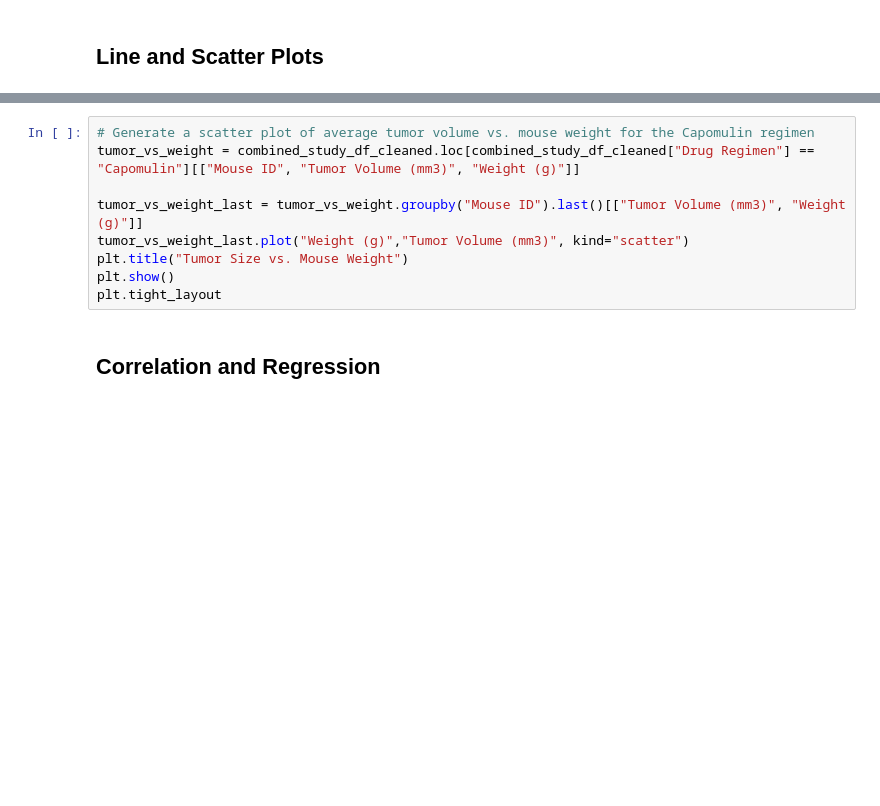
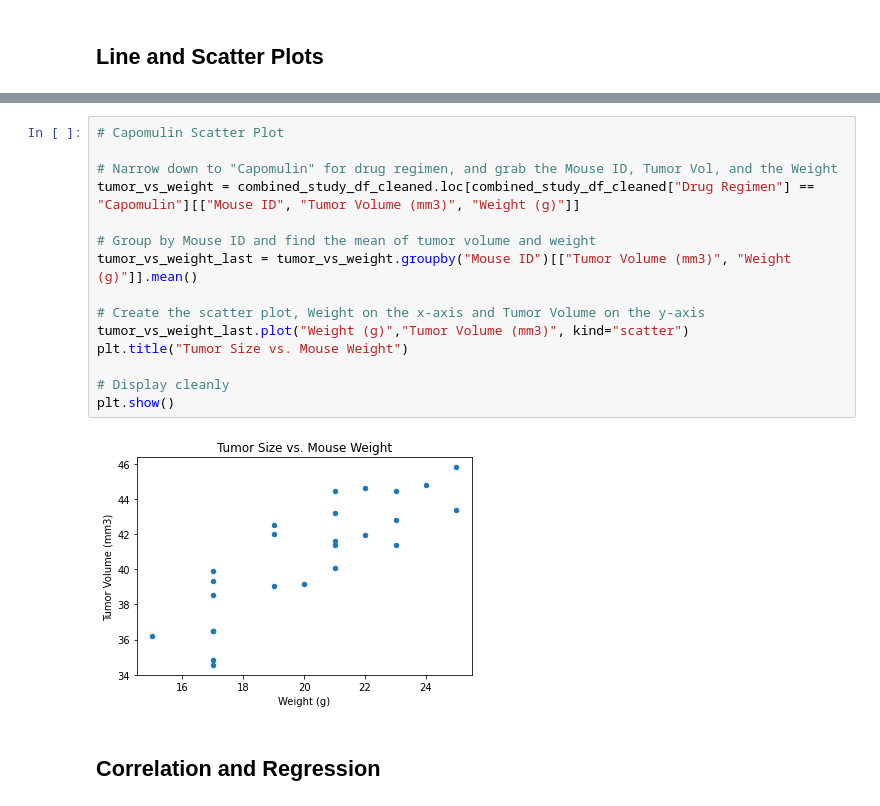
Before and after one commit to CCom20/matplot-challenge, a Jupyter notebook: pymaceuticals_analysis.ipynb, the cells around one changed output, grey strips where cells are left out. Drawn from its saved outputs; the diff is of its cells as text; blank space fills up the shorter version.

```diff
--- a/pymaceuticals_analysis.ipynb
+++ b/pymaceuticals_analysis.ipynb
@@ -287,12 +349,20 @@ plt.show()
 # %%
-# Generate a scatter plot of average tumor volume vs. mouse weight for the Capomulin regimen
+# Capomulin Scatter Plot
+
+# Narrow down to "Capomulin" for drug regimen, and grab the Mouse ID, Tumor Vol, and the Weight
 tumor_vs_weight = combined_study_df_cleaned.loc[combined_study_df_cleaned["Drug Regimen"] == "Capomulin"][["Mouse ID", "Tumor Volume (mm3)", "Weight (g)"]]
 
-tumor_vs_weight_last = tumor_vs_weight.groupby("Mouse ID").last()[["Tumor Volume (mm3)", "Weight (g)"]]
+# Group by Mouse ID and find the mean of tumor volume and weight
+tumor_vs_weight_last = tumor_vs_weight.groupby("Mouse ID")[["Tumor Volume (mm3)", "Weight (g)"]].mean()
+
+# Create the scatter plot, Weight on the x-axis and Tumor Volume on the y-axis
 tumor_vs_weight_last.plot("Weight (g)","Tumor Volume (mm3)", kind="scatter")
 plt.title("Tumor Size vs. Mouse Weight")
+
+# Display cleanly
 plt.show()
-plt.tight_layout
+# %% [output]
+[figure, added]
 # %% [markdown]
 ## Correlation and Regression
 # %%
```
Also changed, not shown: parts of 5 cells of this notebook.
